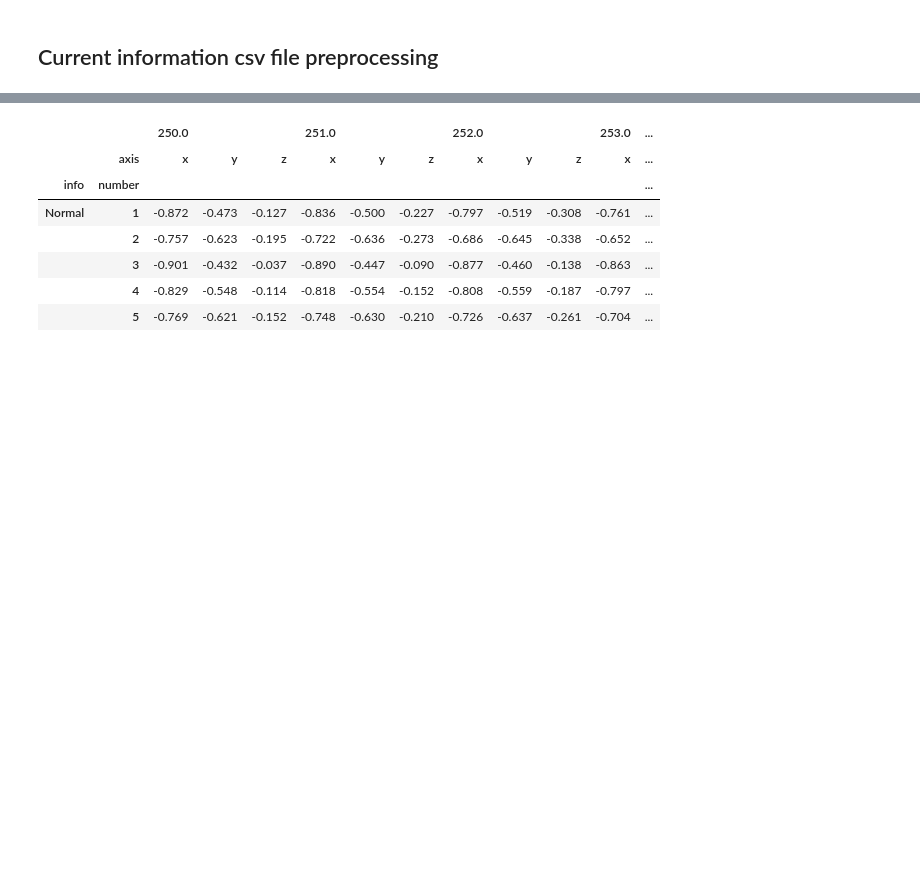
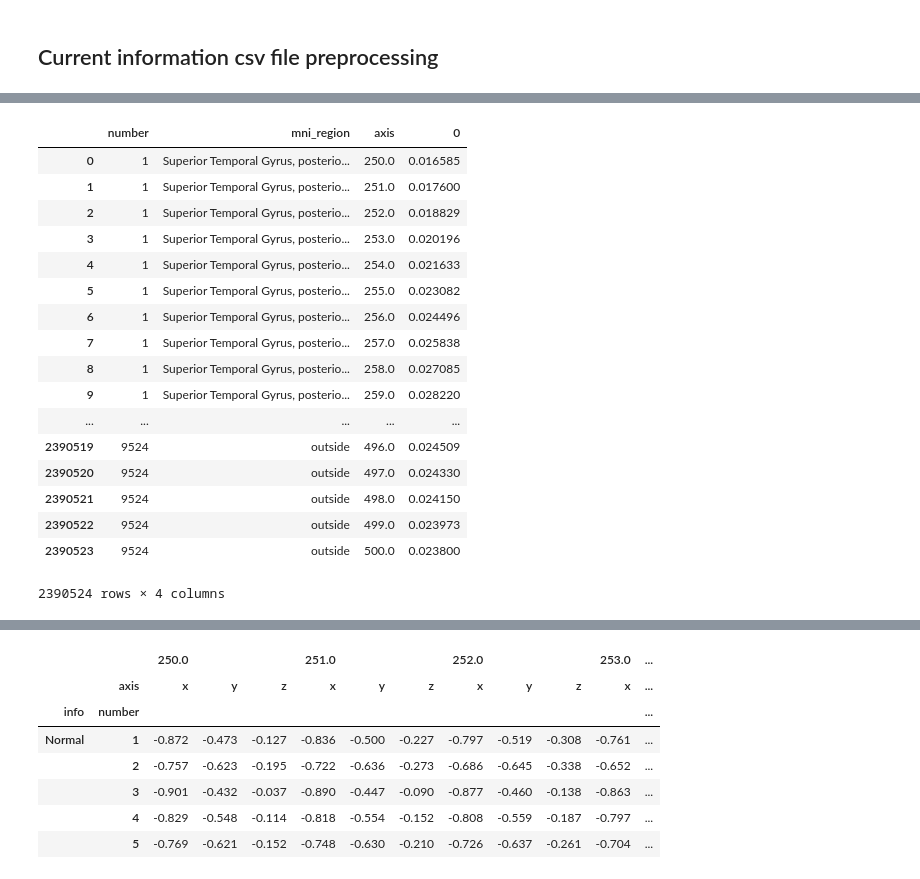
Before and after one commit to kcho/CSD_extraction, a Jupyter notebook: Preprocessing.ipynb, the cells around one changed output, grey strips where cells are left out. Cells and saved outputs as stored; diff of their text form; code cells hidden in the pictures; blank space fills up the shorter version.

```diff
--- a/Preprocessing.ipynb
+++ b/Preprocessing.ipynb
@@ -28,18 +30,36 @@ def get_layer_name_dict(fsl_xml):
 
     return layer_name_dict
 # %%
-HO_cortex_file_loc = '/usr/local/fsl/data/atlases/HarvardOxford/HarvardOxford-cort-maxprob-thr25-1mm.nii.gz'
-HO_cortex = nb.load(HO_cortex_file_loc)
-HO_cortex_data = HO_cortex.get_data()
+def get_HO_region(img, x, y, z, layer_name_dict):
+    '''
+    img : nibabel image class
+    x,y,z in MNI mm coordinate
+    layer_name_dict from fsl_xml
+    '''
+    # mm coordinate to voxel location
+    voxel_loc = nb.affines.apply_affine(np.linalg.inv(img.affine),
+                                        [x,y,z]).round().astype('int')
+    img_data = img.get_data()
+    # layer number
+    try:
+        layer_number = img_data[voxel_loc[0], voxel_loc[1], voxel_loc[2]]
+    except IndexError:
+        layer_number = -1
 
-layer_xml = '/usr/local/fsl/data/atlases/HarvardOxford-Cortical.xml'
-layer_dict = get_layer_name_dict(layer_xml)
+    try:
+        region = layer_name_dict[layer_number]
+    except:
+        region = 'error'
 
-def get_HO_region(img, x, y, z, layer_name_dict):
-    voxel_loc = nb.affines.apply_affine(np.linalg.inv(img.affine), [x,y,z]).round().astype('int')
-    img_data = img.get_data()
-    value = img_data[voxel_loc[0], voxel_loc[1], voxel_loc[2]]
-    return layer_name_dict[value]
+    return region, layer_number
+# %%
+HO_cortex_file_loc = '/usr/local/fsl/data/atlases/HarvardOxford/HarvardOxford-cort-maxprob-thr0-1mm.nii.gz'
+HO_cortex = nb.load(HO_cortex_file_loc)
+HO_cortex_data = HO_cortex.get_data()
+# %%
+layer_xml = '/usr/local/fsl/data/atlases/HarvardOxford-Cortical.xml'
+layer_dict = get_layer_name_dict(layer_xml)
+layer_dict[0] = 'outside'
 # %%
 def current_file_preprocessing(csv):
     '''
@@ -133,0 +164,23 @@ a.head()
+# %%
+a.head()#
+new_columns = ['number', 'mni_region'] + [x for x in a.columns if re.search('\d', x)]
+a[new_columns].set_index(['number', 'mni_region']).stack().reset_index()#, 'x', 'y', 'z', 'mni_region'])
+# %% [output]
+|  | number | mni_region | axis | 0 |
+| 0 | 1 | Superior Temporal Gyrus, posterio... | 250.0 | 0.016585 |
+| 1 | 1 | Superior Temporal Gyrus, posterio... | 251.0 | 0.017600 |
+| 2 | 1 | Superior Temporal Gyrus, posterio... | 252.0 | 0.018829 |
+| 3 | 1 | Superior Temporal Gyrus, posterio... | 253.0 | 0.020196 |
+| 4 | 1 | Superior Temporal Gyrus, posterio... | 254.0 | 0.021633 |
+| 5 | 1 | Superior Temporal Gyrus, posterio... | 255.0 | 0.023082 |
+| 6 | 1 | Superior Temporal Gyrus, posterio... | 256.0 | 0.024496 |
+| 7 | 1 | Superior Temporal Gyrus, posterio... | 257.0 | 0.025838 |
+| 8 | 1 | Superior Temporal Gyrus, posterio... | 258.0 | 0.027085 |
+| 9 | 1 | Superior Temporal Gyrus, posterio... | 259.0 | 0.028220 |
+| ... | ... | ... | ... | ... |
+| 2390519 | 9524 | outside | 496.0 | 0.024509 |
+| 2390520 | 9524 | outside | 497.0 | 0.024330 |
+| 2390521 | 9524 | outside | 498.0 | 0.024150 |
+| 2390522 | 9524 | outside | 499.0 | 0.023973 |
+| 2390523 | 9524 | outside | 500.0 | 0.023800 |
+2390524 rows × 4 columns
```
Also changed, not shown: parts of 11 cells of this notebook.
